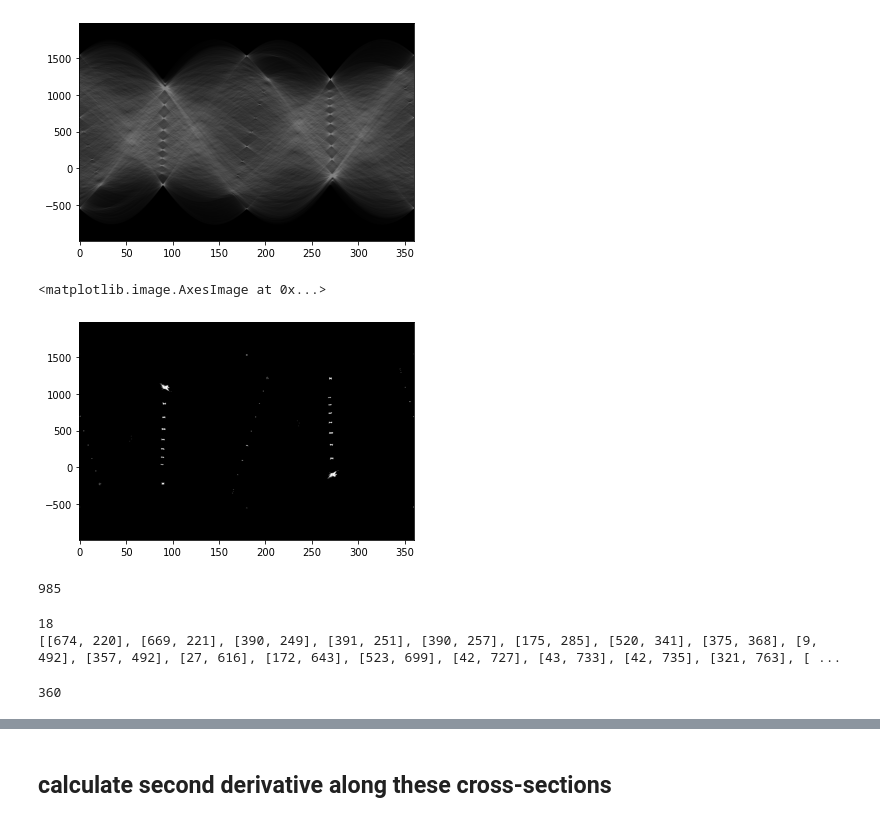
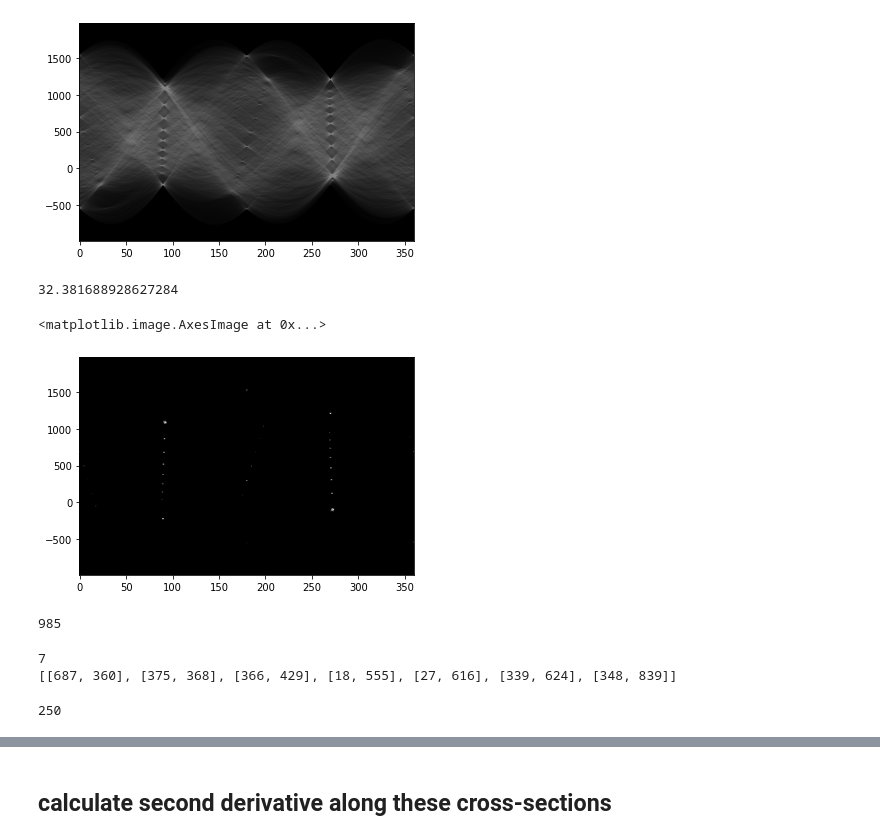
Before and after one commit to SamRapier/DigitisingChess, a Jupyter notebook: ChessBoardGridSegmentation.ipynb, the cells around one changed output, grey strips where cells are left out. Saved outputs shown, nothing was run; the diff lists cells and outputs as text; code cells hidden in the pictures.

```diff
--- a/ChessBoardGridSegmentation.ipynb
+++ b/ChessBoardGridSegmentation.ipynb
@@ -238,13 +238,17 @@ plt.imshow(bestLinePoints1,'gray',vmin=0,vmax=255, extent=(-dx, 360.0 + dx, -dy,
 # %% [output]
 <matplotlib.image.AxesImage at 0x...>
 [figure]
+# %%
+print(stdDev)
+# %% [output]
+32.381688928627284
 # %%
 
-ret,bestLinePoints2 = cv2.threshold(bestLinePoints1, 99 + stdDev,255,cv2.THRESH_BINARY)
+ret,bestLinePoints2 = cv2.threshold(sinogram, 170+stdDev,255,cv2.THRESH_BINARY)
 plt.imshow(bestLinePoints2,'gray',vmin=0,vmax=255, extent=(-dx, 360.0 + dx, -dy, sinogram.shape[0] + dy), aspect='auto')
 # %% [output]
 <matplotlib.image.AxesImage at 0x...>
-[figure, old version]
+[figure, new version]
 # %%
 print(len(bestLinePoints2))
 # %% [output]
@@ -274,19 +278,19 @@ localPeaks = findPeaks(bestLinePoints2)
 print(len(localPeaks))
 print(localPeaks)
 # %% [output]
-18
-[[674, 220], [669, 221], [390, 249], [391, 251], [390, 257], [175, 285], [520, 341], [375, 368], [9, 492], [357, 492], [27, 616], [172, 643], [523, 699], [42, 727], [43, 733], [42, 735], [321, 763], [ ...
+7
+[[687, 360], [375, 368], [366, 429], [18, 555], [27, 616], [339, 624], [348, 839]]
 # %%
 points = []
 
 for i in range(len(bestLinePoints2)):
     for j in range(len(bestLinePoints2[0])):
-        if bestLinePoints2[i][j] != 0:
+        if bestLinePoints2[i][j] > 254:
             points.append([j,i])
 
 print(len(points))
 # %% [output]
-360
+250
 # %%
 points2 = sorted(points, key=lambda x: x[0])
 print(points2)
```
Also changed, not shown: parts of 11 cells of this notebook.
